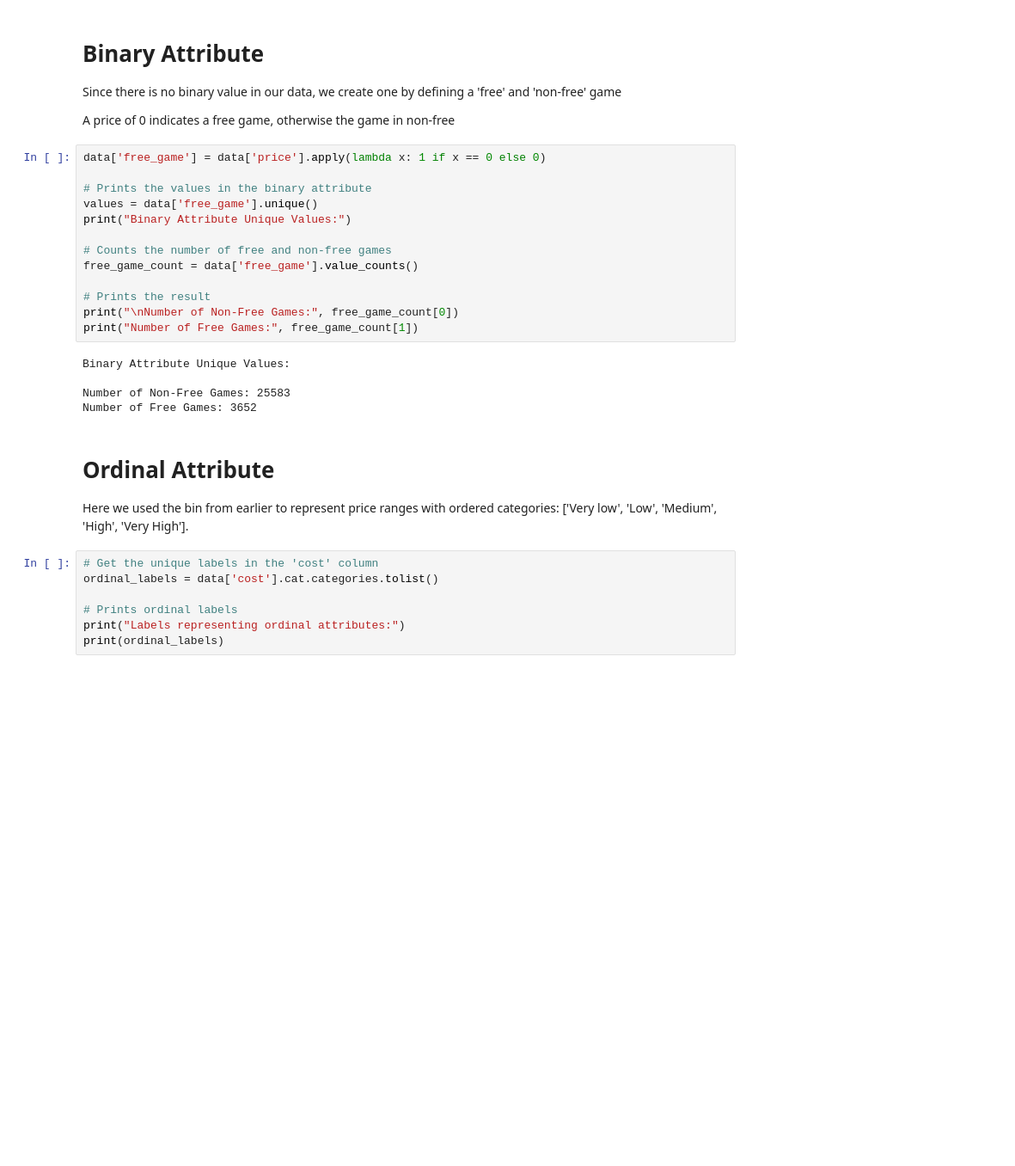
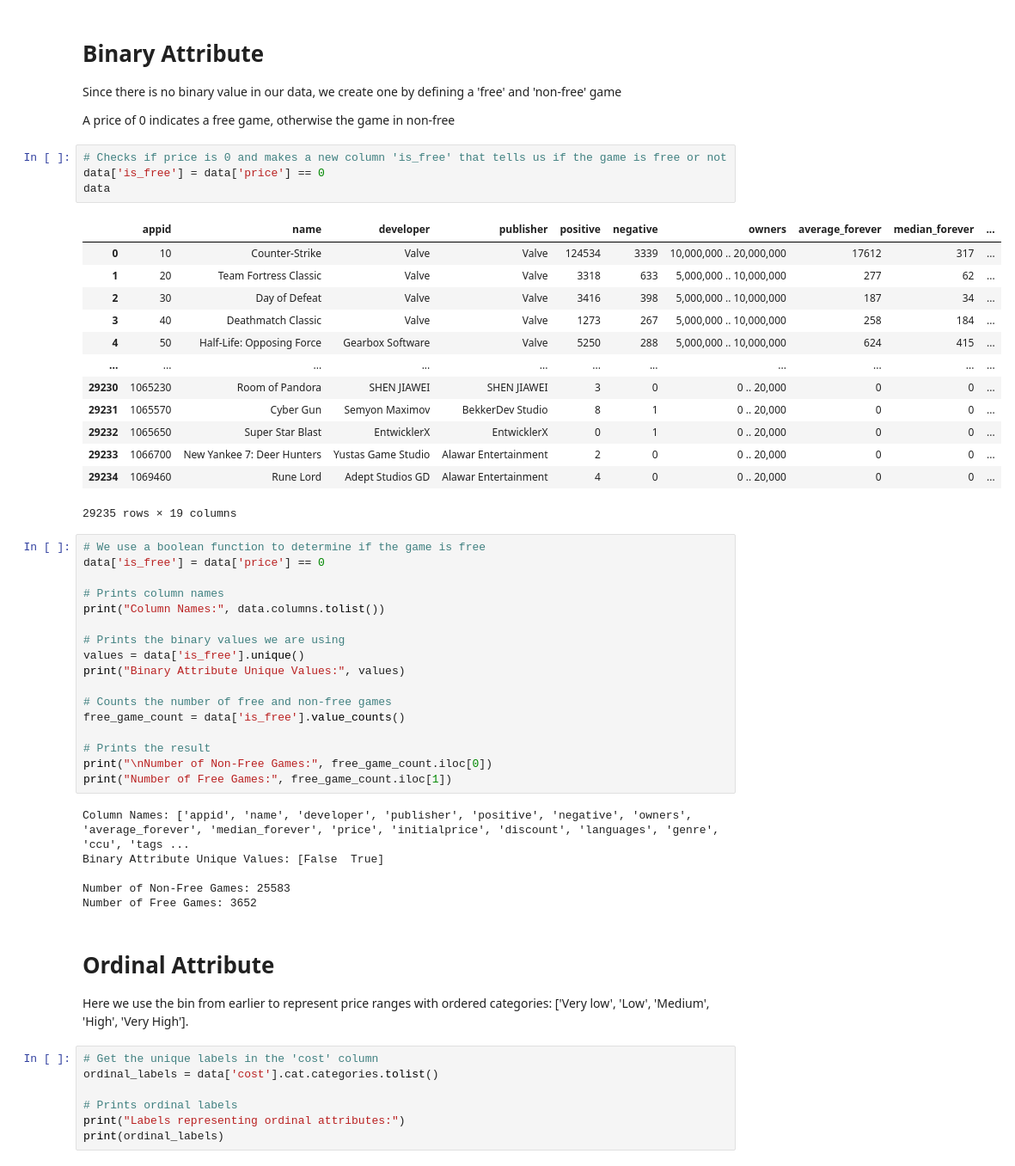
Before and after one commit to Florrena/project, a Jupyter notebook: 1.ipynb, the cells around one changed output. Shown at 86% size. Drawn from its saved outputs; the diff is of its cells as text; blank space fills up the shorter version.

```diff
--- a/1.ipynb
+++ b/1.ipynb
@@ -232,27 +232,50 @@ Nominal Attributes:
 Since there is no binary value in our data, we create one by defining a 'free' and 'non-free' game
 
 A price of 0 indicates a free game, otherwise the game in non-free
+# %%
+# Checks if price is 0 and makes a new column 'is_free' that tells us if the game is free or not
+data['is_free'] = data['price'] == 0
+data
+# %% [output]
+|  | appid | name | developer | publisher | positive | negative | owners | average_forever | median_forever | ... |
+| 0 | 10 | Counter-Strike | Valve | Valve | 124534 | 3339 | 10,000,000 .. 20,000,000 | 17612 | 317 | ... |
+| 1 | 20 | Team Fortress Classic | Valve | Valve | 3318 | 633 | 5,000,000 .. 10,000,000 | 277 | 62 | ... |
+| 2 | 30 | Day of Defeat | Valve | Valve | 3416 | 398 | 5,000,000 .. 10,000,000 | 187 | 34 | ... |
+| 3 | 40 | Deathmatch Classic | Valve | Valve | 1273 | 267 | 5,000,000 .. 10,000,000 | 258 | 184 | ... |
+| 4 | 50 | Half-Life: Opposing Force | Gearbox Software | Valve | 5250 | 288 | 5,000,000 .. 10,000,000 | 624 | 415 | ... |
+| ... | ... | ... | ... | ... | ... | ... | ... | ... | ... | ... |
+| 29230 | 1065230 | Room of Pandora | SHEN JIAWEI | SHEN JIAWEI | 3 | 0 | 0 .. 20,000 | 0 | 0 | ... |
+| 29231 | 1065570 | Cyber Gun | Semyon Maximov | BekkerDev Studio | 8 | 1 | 0 .. 20,000 | 0 | 0 | ... |
+| 29232 | 1065650 | Super Star Blast | EntwicklerX | EntwicklerX | 0 | 1 | 0 .. 20,000 | 0 | 0 | ... |
+| 29233 | 1066700 | New Yankee 7: Deer Hunters | Yustas Game Studio | Alawar Entertainment | 2 | 0 | 0 .. 20,000 | 0 | 0 | ... |
+| 29234 | 1069460 | Rune Lord | Adept Studios GD | Alawar Entertainment | 4 | 0 | 0 .. 20,000 | 0 | 0 | ... |
+29235 rows × 19 columns
 # %%
-data['free_game'] = data['price'].apply(lambda x: 1 if x == 0 else 0)
+# We use a boolean function to determine if the game is free
+data['is_free'] = data['price'] == 0
 
-# Prints the values in the binary attribute
-values = data['free_game'].unique()
-print("Binary Attribute Unique Values:")
+# Prints column names
+print("Column Names:", data.columns.tolist())
+
+# Prints the binary values we are using
+values = data['is_free'].unique()
+print("Binary Attribute Unique Values:", values)
 
 # Counts the number of free and non-free games
-free_game_count = data['free_game'].value_counts()
+free_game_count = data['is_free'].value_counts()
 
 # Prints the result
-print("\nNumber of Non-Free Games:", free_game_count[0])
-print("Number of Free Games:", free_game_count[1])
+print("\nNumber of Non-Free Games:", free_game_count.iloc[0])
+print("Number of Free Games:", free_game_count.iloc[1])
 # %% [output]
-Binary Attribute Unique Values:
+Column Names: ['appid', 'name', 'developer', 'publisher', 'positive', 'negative', 'owners', 'average_forever', 'median_forever', 'price', 'initialprice', 'discount', 'languages', 'genre', 'ccu', 'tags ...
+Binary Attribute Unique Values: [False  True]
 
 Number of Non-Free Games: 25583
 Number of Free Games: 3652
 # %% [markdown]
 # Ordinal Attribute
-Here we used the bin from earlier to represent price ranges with ordered categories: ['Very low', 'Low', 'Medium', 'High', 'Very High'].
+Here we use the bin from earlier to represent price ranges with ordered categories: ['Very low', 'Low', 'Medium', 'High', 'Very High'].
 # %%
 # Get the unique labels in the 'cost' column
 ordinal_labels = data['cost'].cat.categories.tolist()
```
Also changed, not shown: parts of 5 cells of this notebook.
